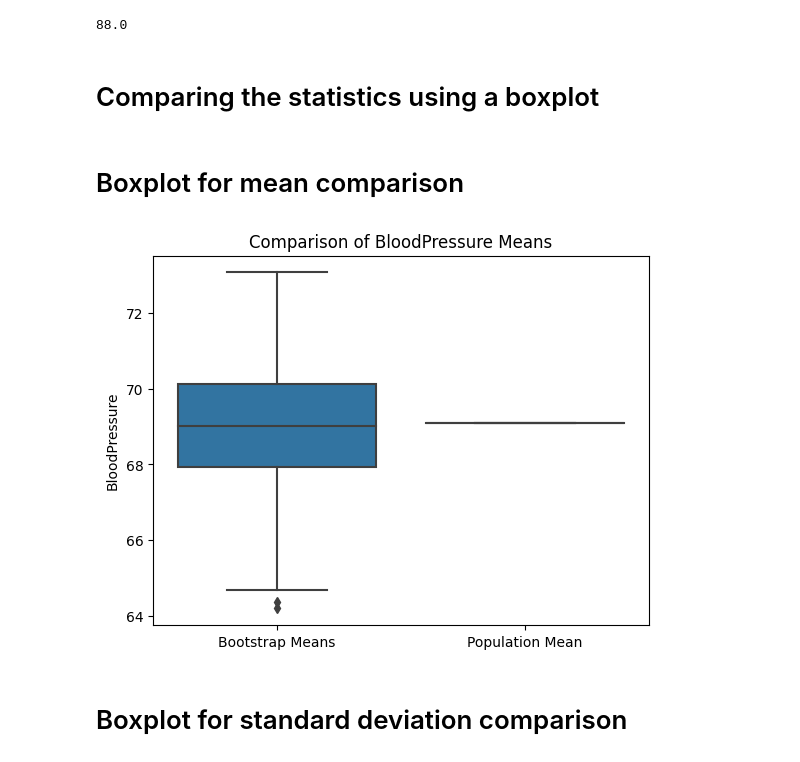
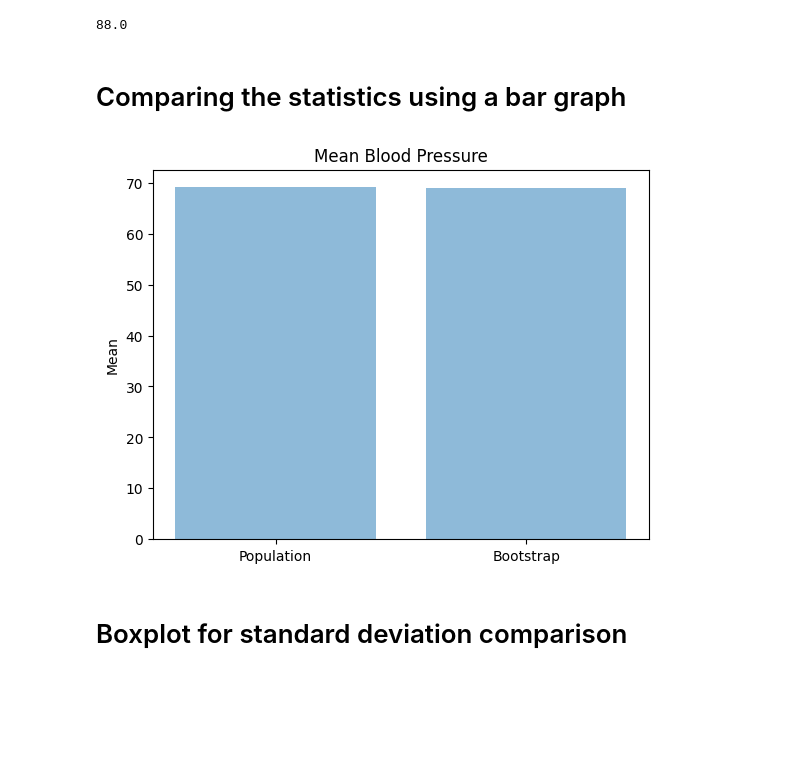
Before and after one commit to m-nweke/CS5530-Assignment2, a Jupyter notebook: Assignment2.ipynb, the cells around one changed output. Drawn from its saved outputs; the diff is of its cells as text; code cells hidden in the pictures; blank space fills up the shorter version.

```diff
--- a/Assignment2.ipynb
+++ b/Assignment2.ipynb
@@ -89,0 +92,8 @@ for i in range(500):
+# %%
+mean_of_means = np.mean(bootstrap_means)
+mean_of_stds = np.mean(bootstrap_stds)
+mean_of_percentiles = np.mean(bootstrap_percentiles)
+
+print("Average of means:", mean_of_means)
+print("Average of standard deviations:", mean_of_stds)
+print("Average of 90th percentiles:", mean_of_percentiles)
@@ -105,18 +121,20 @@ population_bp_percentile
 # %% [output]
 88.0
 # %% [markdown]
-# Comparing the statistics using a boxplot
+# Comparing the statistics using a bar graph
-# %% [markdown]
-# Boxplot for mean comparison
-# %%
-fig, ax = plt.subplots()
-sns.boxplot(data=[bootstrap_means, [population_bp_mean]])
-ax.set_xticklabels(['Bootstrap Means', 'Population Mean'])
-ax.set_ylabel('BloodPressure')
-ax.set_title('Comparison of BloodPressure Means')
-plt.show()
-# %% [output]
-[figure, removed]
+# %%
+labels = ['Population', 'Bootstrap']
+means = [population_bp_mean, mean_of_means]
+x_pos = range(len(labels))
+
+plt.bar(x_pos, means, align='center', alpha=0.5)
+plt.xticks(x_pos, labels)
+plt.ylabel('Mean')
+plt.title('Mean Blood Pressure')
+
+plt.show()
+# %% [output]
+[figure, added]
 # %% [markdown]
 # Boxplot for standard deviation comparison
 # %%
```
Also changed, not shown: parts of 7 cells of this notebook.
